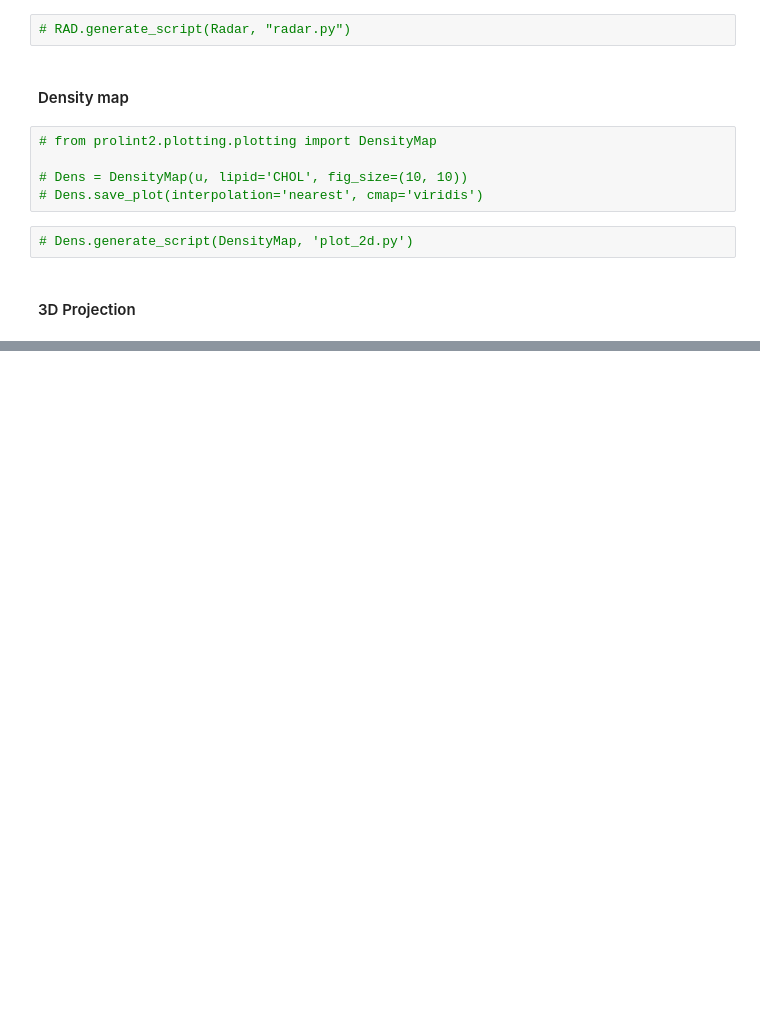
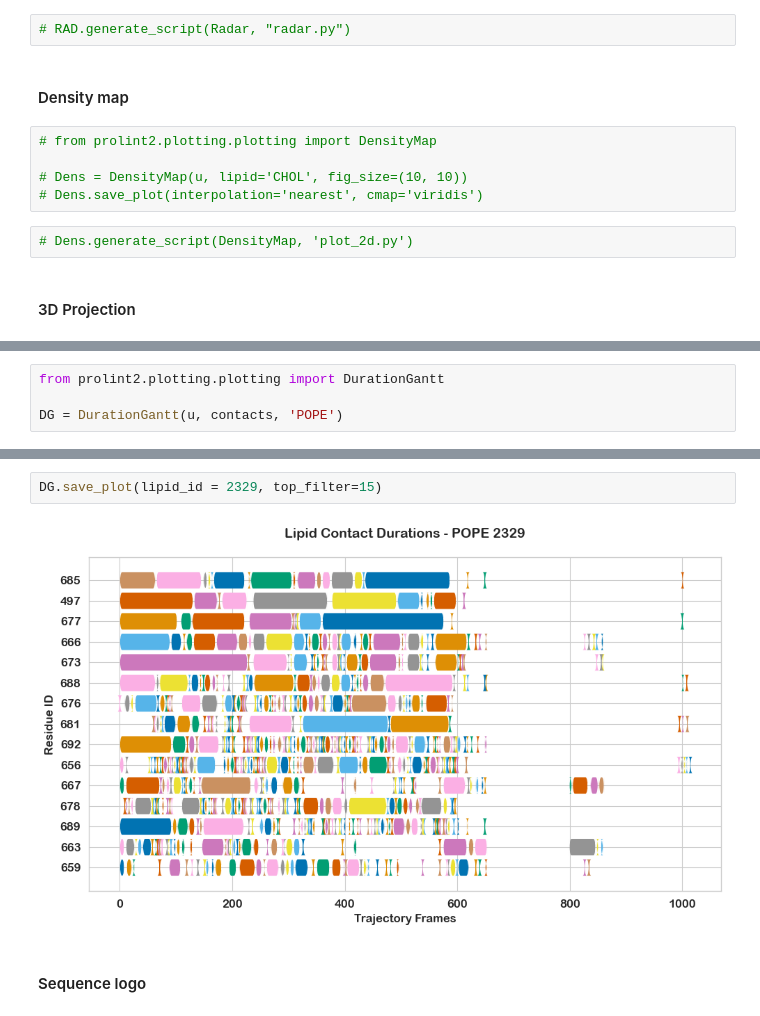
Before and after one commit to ProLint/prolint2, a Jupyter notebook: docs/notebooks/06_Generating_Plots.ipynb, the cells around one changed output, grey strips where cells are left out. Saved outputs shown, nothing was run; the diff lists cells and outputs as text; blank space fills up the shorter version.

Commit message:
adding logo Plotter

```diff
--- a/docs/notebooks/06_Generating_Plots.ipynb
+++ b/docs/notebooks/06_Generating_Plots.ipynb
@@ -74,0 +73,4 @@ NGLWidget()
+# %%
+from prolint2.plotting.plotting import DurationGantt
+
+DG = DurationGantt(u, contacts, 'POPE')
@@ -74,0 +97,6 @@ NGLWidget()
+# %%
+DG.save_plot(lipid_id = 2329, top_filter=15)
+# %% [output]
+[figure, added]
+# %% [markdown]
+#### Sequence logo
```
Also changed, not shown: parts of 15 cells of this notebook, 4 other files.
